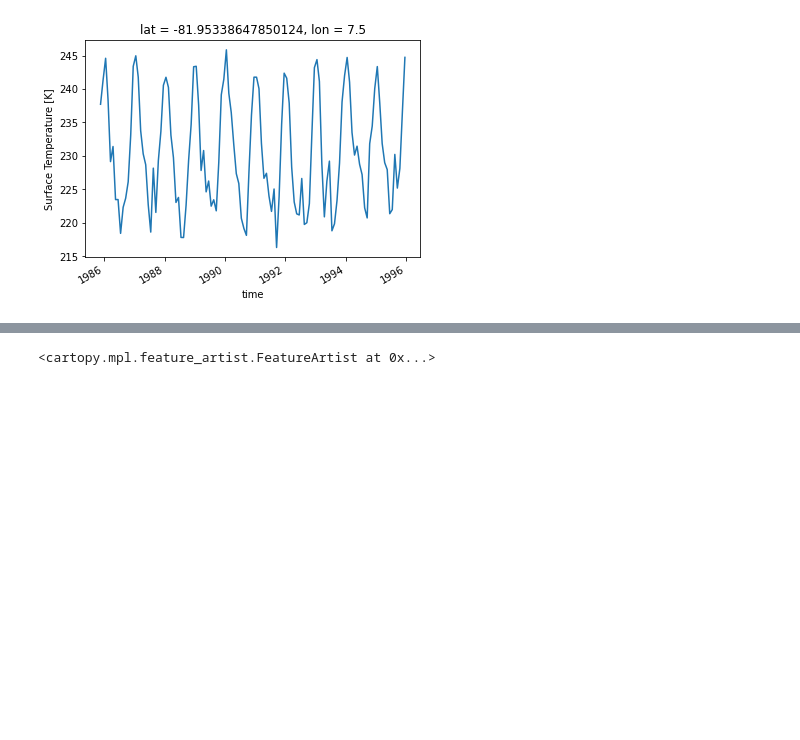
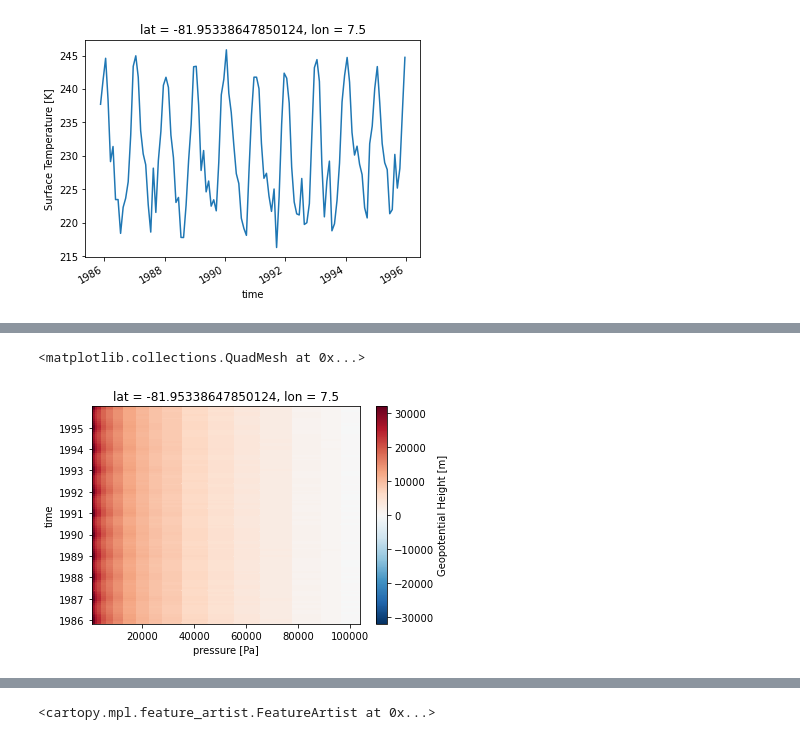
Before and after one commit to adv-py-geos/adv-py-geos, a Jupyter notebook: HW1/Climate Model - CMIP5/CMIP5-Lance.ipynb, the cells around one changed output, grey strips where cells are left out. Saved outputs shown, nothing was run; the diff lists cells and outputs as text; code cells hidden in the pictures; blank space fills up the shorter version.

```diff
--- a/HW1/Climate Model - CMIP5/CMIP5-Lance.ipynb
+++ b/HW1/Climate Model - CMIP5/CMIP5-Lance.ipynb
@@ -130,0 +140,6 @@ ds.ts.hvplot(kind = 'scatter')
+# %%
+ds_ge1d = ds_geop.zg.isel(lat=10, lon=10)
+ds_ge1d.plot()
+# %% [output]
+<matplotlib.collections.QuadMesh at 0x...>
+[figure, added]
```
Also changed, not shown: parts of 19 cells of this notebook.
